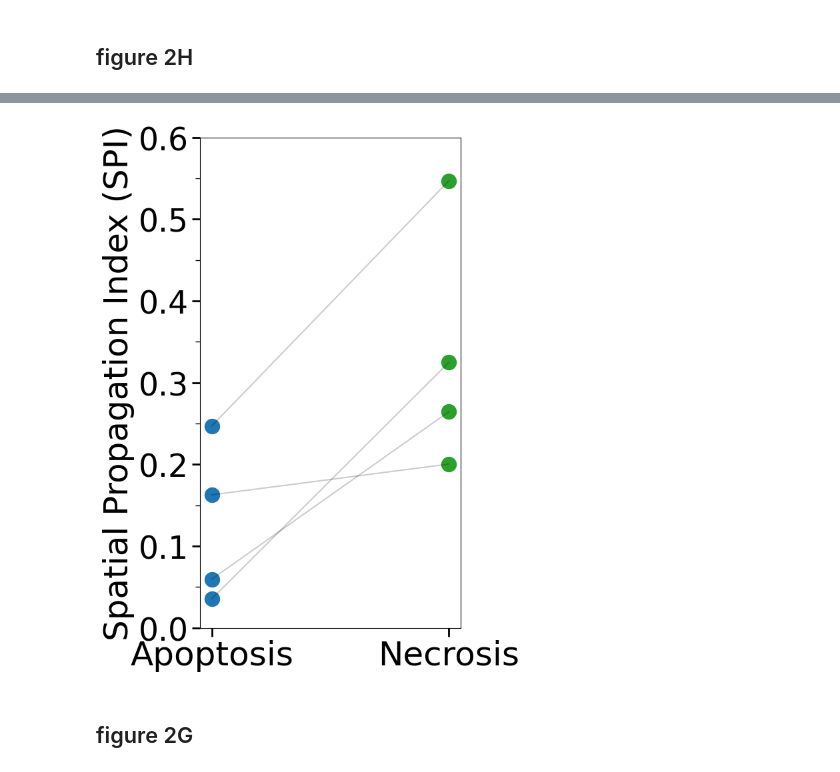
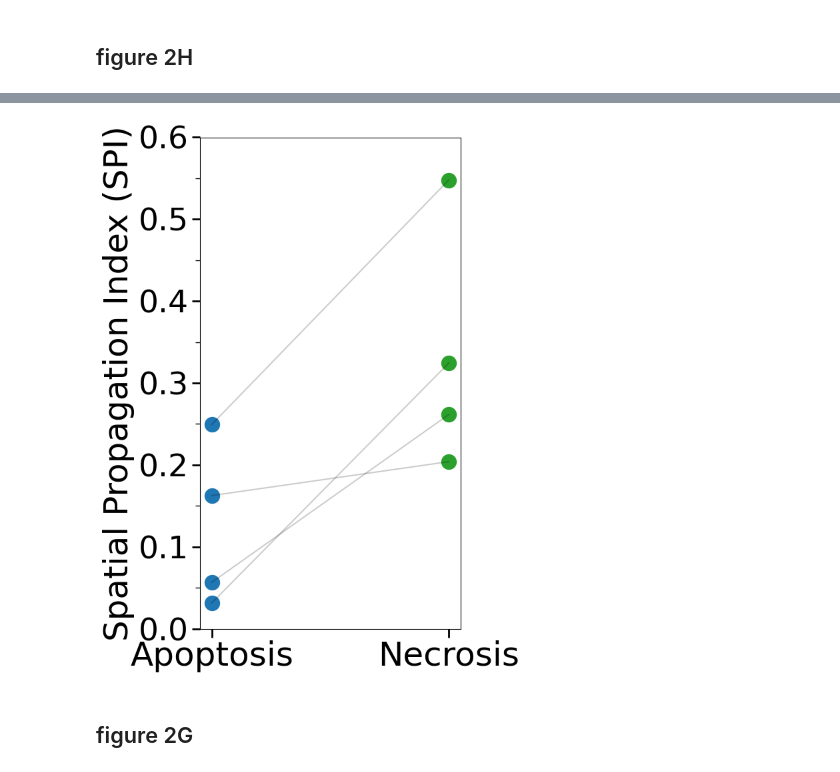
Before and after one commit to zaritskylab/CellDeathSpreading, a Jupyter notebook: notebooks/paper_figures.ipynb, the cells around one changed output, grey strips where cells are left out. Drawn from its saved outputs; the diff is of its cells as text; code cells hidden in the pictures.

```diff
--- a/notebooks/paper_figures.ipynb
+++ b/notebooks/paper_figures.ipynb
@@ -27,7 +15,7 @@ savefig = False
 # %% [markdown]
 ## figure 2H
 # %%
-filtered_df = pd.read_csv("/home/esraan/CellDeathSpreading/results/AllExperimentsSPI&NI&SAupdated.csv")
+filtered_df = pd.read_csv(os.sep.join(os.getcwd().split(os.sep)[:-1])+"/results/AllExperimentsSPIs_updated.csv")
 filtered_df = filtered_df[(~filtered_df['Experiment_name'].str.contains('pure|colony|SKT|outl|ROI#2|mixed', case=False, na=False))]#& ~filtered_df['Origin'].str.contains('field14_two_colony'))]
 # %%
 filtered_df
@@ -48,9 +36,8 @@ filtered_df
 # %%
-import matplotlib.pyplot as plt
-import numpy as np
+
 
 # Example data
-custom_palette =  {"ApoptosisInColonies": "#1f77b4", "NecrosisInColonies": "#2ca02c"}#{"ApoptosisInColonies": "#bf7745", "NecrosisInColonies": "#f5e18a"}
+custom_palette =  {"Apoptosis": "#1f77b4", "Necrosis": "#2ca02c"}#{"ApoptosisInColonies": "#bf7745", "NecrosisInColonies": "#f5e18a"}
 {"ApoptosisInColonies": "#1f77b4", "NecrosisInColonies": "#2ca02c"}
 {"apoptosis": "#bf7745", "necrosis": "#f5e18a"}
 
@@ -73,8 +60,8 @@ x_b = np.ones(len(origins))
 origin_markers = [origin_marker_dict[origin] for origin in origins]
 for origin in origins:
     subset = filtered_subset[filtered_subset['Origin'] == origin]
-    group_a = subset[subset['Treatment'] == 'ApoptosisInColonies']['SPI'].mean()
-    group_b = subset[subset['Treatment'] == 'NecrosisInColonies']['SPI'].mean()
+    group_a = subset[subset['Treatment'] == 'Apoptosis']['SPI'].mean()
+    group_b = subset[subset['Treatment'] == 'Necrosis']['SPI'].mean()
     if not np.isnan(group_a) and not np.isnan(group_b):
         group_a_values.append(group_a)
         group_b_values.append(group_b)
@@ -82,37 +69,37 @@ for origin in origins:
 
 # Plot
 plt.figure(figsize=(6.5, 8.5))
 
 for i in range(len(treatment_labels)):
     # Line connecting values
     plt.plot([x_a[i], x_b[i]], [group_a_values[i], group_b_values[i]], 'k-', alpha=0.2)
     # Group A point
-    plt.scatter(x_a[i], group_a_values[i], color=custom_palette['ApoptosisInColonies'], marker=origin_markers[i], label='Apoptosis' if i == 0 else "", s=250)
+    plt.scatter(x_a[i], group_a_values[i], color=custom_palette['Apoptosis'], marker=origin_markers[i], label='Apoptosis' if i == 0 else "", s=250)
     # Group B point
-    plt.scatter(x_b[i], group_b_values[i], color=custom_palette['NecrosisInColonies'], marker=origin_markers[i], label='Necrosis' if i == 0 else "", s=250)
+    plt.scatter(x_b[i], group_b_values[i], color=custom_palette['Necrosis'], marker=origin_markers[i], label='Necrosis' if i == 0 else "", s=250)
 
 custom_legend = [Line2D([0], [0], marker=marker, color='k', markerfacecolor='k', markersize=10, label=origin)
                  for origin, marker in origin_marker_dict.items()]
 # Formatting
 plt.xticks([0, 1], ['Apoptosis', 'Necrosis'], fontsize=36)
 plt.gca().tick_params(axis='x', which='major', length=9, width=2, labelsize=36)
 plt.gca().tick_params(axis='y', which='major', length=9, width=2, labelsize=34)
 plt.gca().tick_params(axis='y', which='minor', length=5, width=1)
 plt.gca().set_yticks(np.arange(0.0, 0.7, 0.05), minor=True)
 # plt.yticks(np.arange(0.0, 0.7, 0.05), fontsize=22)
 # plt.yticks(fontsize = 22)
 plt.ylabel("Spatial Propagation Index (SPI)", fontsize = 36)
 # plt.title("SPI Values Across Treatments")
 plt.ylim(0.0, 0.6)
 plt.legend(handles=custom_legend, title="Origins", loc='lower right').remove()
 plt.grid(False)
 plt.tight_layout()
 plt.gca().set_facecolor('none')
 if savefig:
-    plt.savefig("/home/esraan/CellDeathSpreading/results/newSPIAcrossOrigins_paperf_dc_r.svg", format="svg", facecolor='none')
+    plt.savefig(os.sep.join(os.getcwd().split(os.sep)[:-1])+"results/newSPIAcrossOrigins_paperf_dc_r.svg", format="svg", facecolor='none')
 plt.show()
 # %% [output]
-[figure, old version]
+[figure, new version]
 # %% [markdown]
 ## figure 2G
 # %%
```
Also changed, not shown: parts of 3 cells of this notebook, 18 other files.
